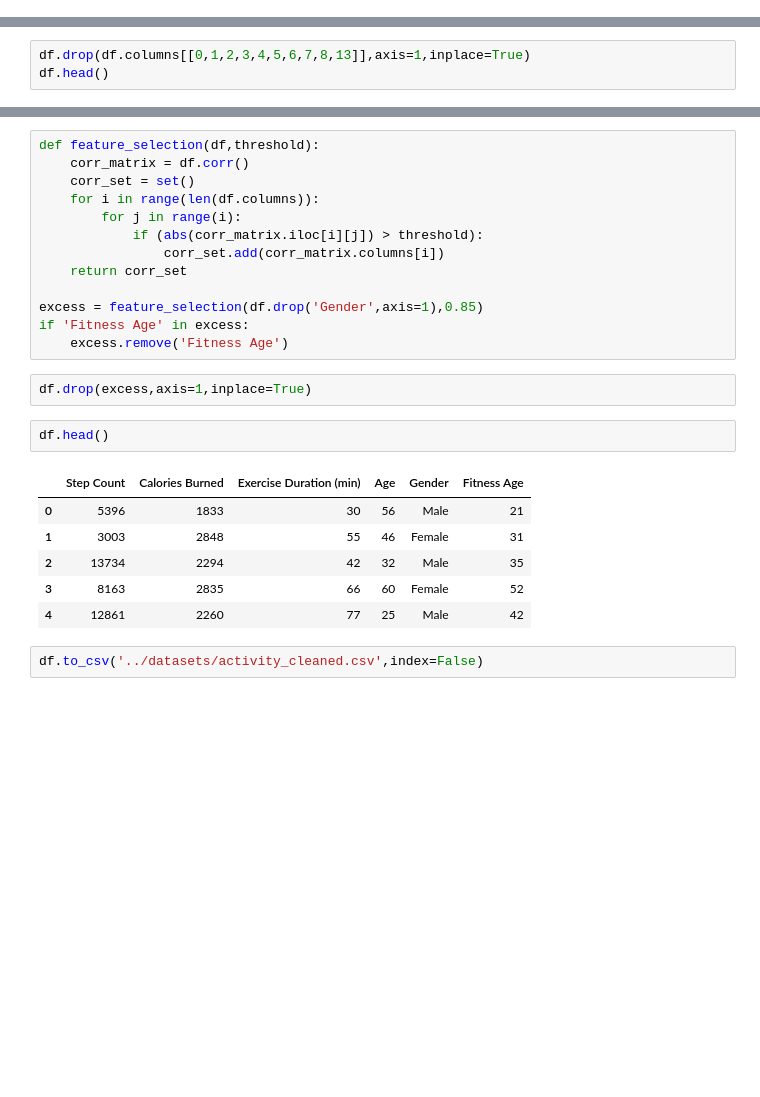
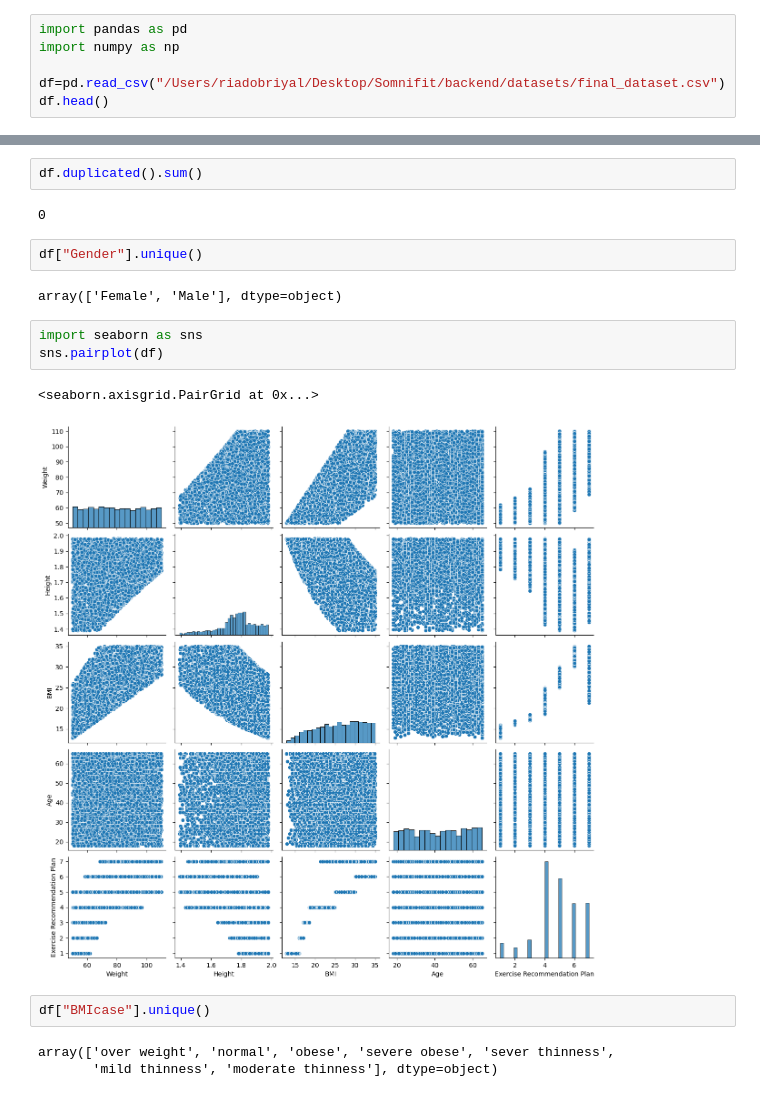
Before and after one commit to riadobriyal/Somnifit, a Jupyter notebook: backend/EDA & training/EDA_FS_activity.ipynb, the cells around one changed output, grey strips where cells are left out. Cells and saved outputs as stored; diff of their text form; blank space fills up the shorter version.

Commit message:
EDA done on activity data

```diff
--- a/backend/EDA & training/EDA_FS_activity.ipynb
+++ b/backend/EDA & training/EDA_FS_activity.ipynb
@@ -16,0 +1,6 @@ df.head()
+# %%
+import pandas as pd
+import numpy as np
+
+df=pd.read_csv("/Users/riadobriyal/Desktop/Somnifit/backend/datasets/final_dataset.csv")
+df.head()
@@ -26,3 +52,0 @@ Index(['Person ID', 'Date', 'Sleep Duration (hrs)', 'Sleep Efficiency (%)',
-# %%
-df.drop(df.columns[[0,1,2,3,4,5,6,7,8,13]],axis=1,inplace=True)
-df.head()
@@ -41,26 +53,19 @@ sns.heatmap(df.drop('Gender',axis=1).corr(),annot=True)
-# %%
-def feature_selection(df,threshold):
-    corr_matrix = df.corr()
-    corr_set = set()
-    for i in range(len(df.columns)):
-        for j in range(i):
-            if (abs(corr_matrix.iloc[i][j]) > threshold):
-                corr_set.add(corr_matrix.columns[i])
-    return corr_set
-
-excess = feature_selection(df.drop('Gender',axis=1),0.85)
-if 'Fitness Age' in excess:
-    excess.remove('Fitness Age')
-# %%
-df.drop(excess,axis=1,inplace=True)
-# %%
-df.head()
-# %% [output]
-|  | Step Count | Calories Burned | Exercise Duration (min) | Age | Gender | Fitness Age |
-| 0 | 5396 | 1833 | 30 | 56 | Male | 21 |
-| 1 | 3003 | 2848 | 55 | 46 | Female | 31 |
-| 2 | 13734 | 2294 | 42 | 32 | Male | 35 |
-| 3 | 8163 | 2835 | 66 | 60 | Female | 52 |
-| 4 | 12861 | 2260 | 77 | 25 | Male | 42 |
-# %%
-df.to_csv('../datasets/activity_cleaned.csv',index=False)
+# %%
+df.duplicated().sum()
+# %% [output]
+0
+# %%
+df["Gender"].unique()
+# %% [output]
+array(['Female', 'Male'], dtype=object)
+# %%
+import seaborn as sns
+sns.pairplot(df)
+# %% [output]
+<seaborn.axisgrid.PairGrid at 0x...>
+[figure, added]
+# %%
+df["BMIcase"].unique()
+# %% [output]
+array(['over weight', 'normal', 'obese', 'severe obese', 'sever thinness',
+       'mild thinness', 'moderate thinness'], dtype=object)
```
Also changed, not shown: parts of 8 cells of this notebook, 5 other files.
